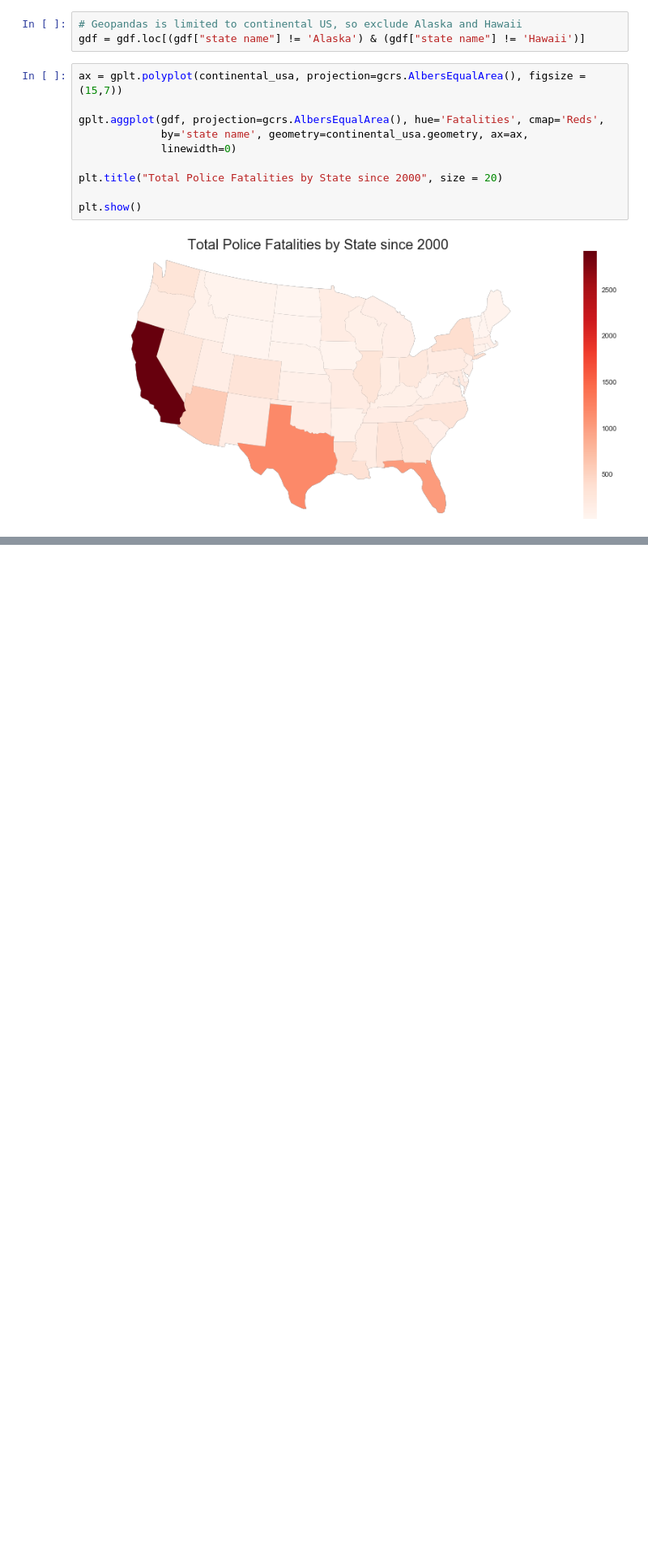
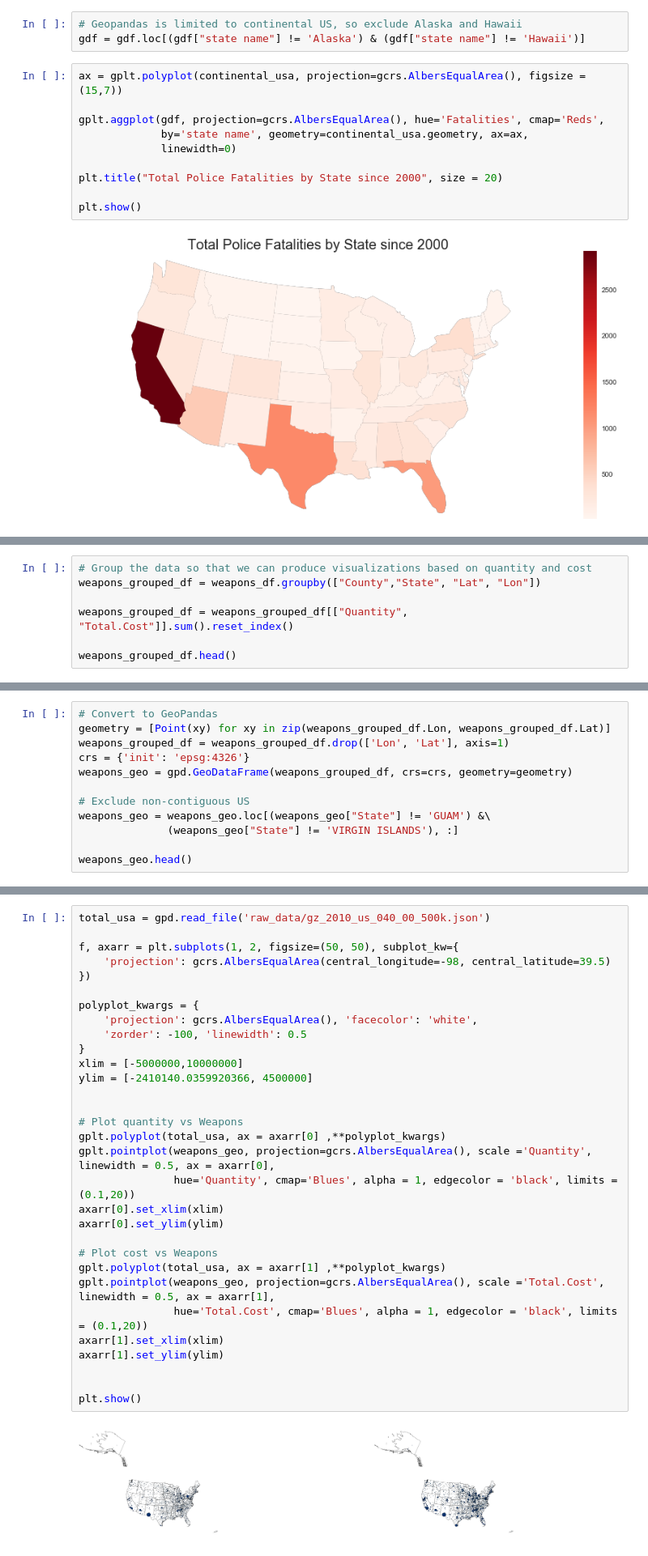
Before and after one commit to jkennedy74/DataViz_Project1, a Jupyter notebook: Plotting Fatalities Data.ipynb, the cells around one changed output, grey strips where cells are left out. Shown at 81% size. Cells and saved outputs as stored; diff of their text form; blank space fills up the shorter version.

```diff
--- a/Plotting Fatalities Data.ipynb
+++ b/Plotting Fatalities Data.ipynb
@@ -102,0 +158,7 @@ census_df.to_csv("raw_data/mean_populations_by_state.csv")
+# %%
+# Group the data so that we can produce visualizations based on quantity and cost
+weapons_grouped_df = weapons_df.groupby(["County","State", "Lat", "Lon"])
+
+weapons_grouped_df = weapons_grouped_df[["Quantity", "Total.Cost"]].sum().reset_index()
+
+weapons_grouped_df.head()
@@ -102,0 +172,12 @@ census_df.to_csv("raw_data/mean_populations_by_state.csv")
+# %%
+# Convert to GeoPandas
+geometry = [Point(xy) for xy in zip(weapons_grouped_df.Lon, weapons_grouped_df.Lat)]
+weapons_grouped_df = weapons_grouped_df.drop(['Lon', 'Lat'], axis=1)
+crs = {'init': 'epsg:4326'}
+weapons_geo = gpd.GeoDataFrame(weapons_grouped_df, crs=crs, geometry=geometry)
+
+# Exclude non-contiguous US
+weapons_geo = weapons_geo.loc[(weapons_geo["State"] != 'GUAM') &\
+              (weapons_geo["State"] != 'VIRGIN ISLANDS'), :]
+
+weapons_geo.head()
@@ -102,0 +306,33 @@ census_df.to_csv("raw_data/mean_populations_by_state.csv")
+# %%
+total_usa = gpd.read_file('raw_data/gz_2010_us_040_00_500k.json')
+
+f, axarr = plt.subplots(1, 2, figsize=(50, 50), subplot_kw={
+    'projection': gcrs.AlbersEqualArea(central_longitude=-98, central_latitude=39.5)
+})
+
+polyplot_kwargs = {
+    'projection': gcrs.AlbersEqualArea(), 'facecolor': 'white',
+    'zorder': -100, 'linewidth': 0.5
+}
+xlim = [-5000000,10000000]
+ylim = [-2410140.0359920366, 4500000]
+
+
+# Plot quantity vs Weapons
+gplt.polyplot(total_usa, ax = axarr[0] ,**polyplot_kwargs)
+gplt.pointplot(weapons_geo, projection=gcrs.AlbersEqualArea(), scale ='Quantity', linewidth = 0.5, ax = axarr[0],
+               hue='Quantity', cmap='Blues', alpha = 1, edgecolor = 'black', limits = (0.1,20))
+axarr[0].set_xlim(xlim)
+axarr[0].set_ylim(ylim)
+
+# Plot cost vs Weapons
+gplt.polyplot(total_usa, ax = axarr[1] ,**polyplot_kwargs)
+gplt.pointplot(weapons_geo, projection=gcrs.AlbersEqualArea(), scale ='Total.Cost', linewidth = 0.5, ax = axarr[1],
+               hue='Total.Cost', cmap='Blues', alpha = 1, edgecolor = 'black', limits = (0.1,20))
+axarr[1].set_xlim(xlim)
+axarr[1].set_ylim(ylim)
+
+
+plt.show()
+# %% [output]
+[figure, added]
```
Also changed, not shown: parts of 14 cells of this notebook, 3 other files.
